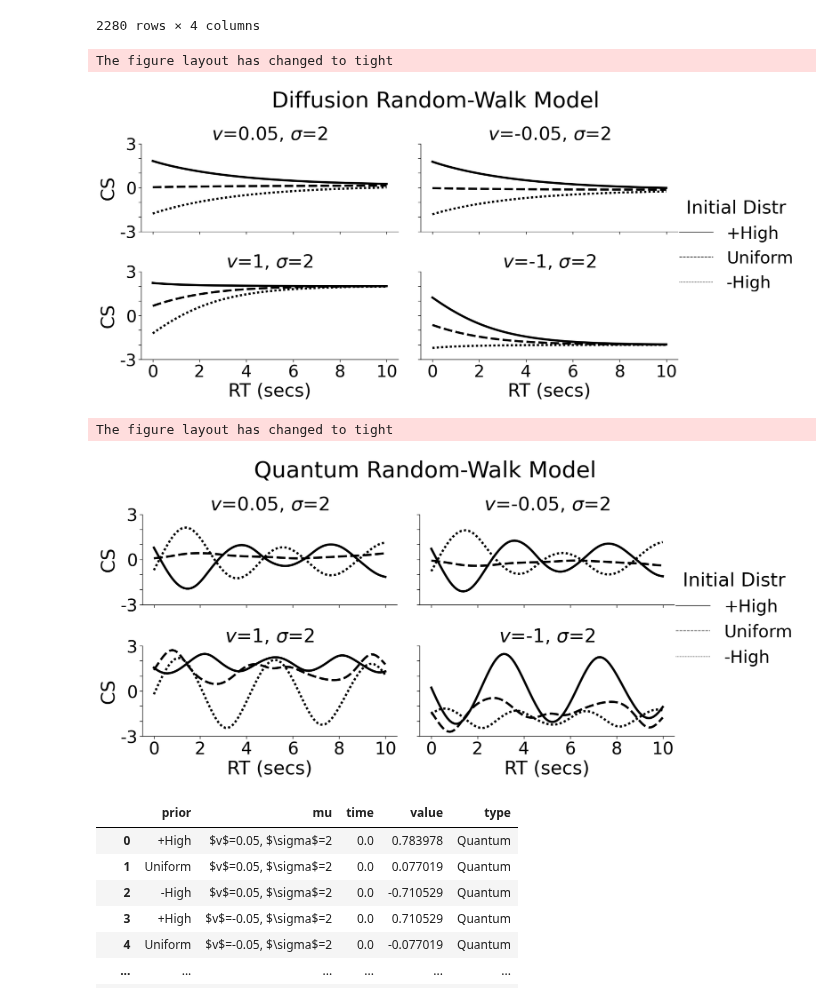
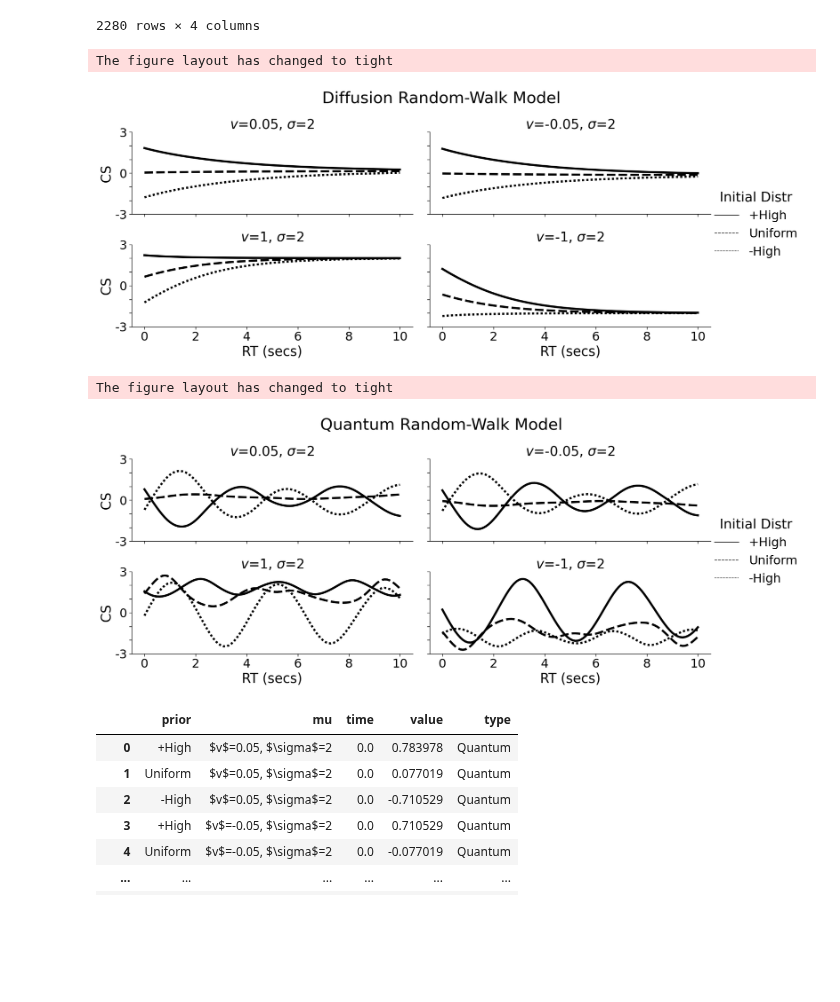
Before and after one commit to rkmalaiya/stochastic_cognitive_dynamics, a Jupyter notebook: poc/Diffusion_vs_Quantum.ipynb, the cells around one changed output. Cells and saved outputs as stored; diff of their text form; code cells hidden in the pictures; blank space fills up the shorter version.

```diff
--- a/poc/Diffusion_vs_Quantum.ipynb
+++ b/poc/Diffusion_vs_Quantum.ipynb
@@ -255,7 +255,7 @@ with sns.plotting_context(font_scale=2.5):
 The figure layout has changed to tight
 [figure]
 # %%
-df_plot = pd.concat([df_markov_plot.assign(type="Diffusion"), df_quantum_plot.assign(type="Quantum")])
+df_plot = pd.concat([df_markov_plot.assign(type="Diffusion Random-Walk Model"), df_quantum_plot.assign(type="Quantum Random-Walk Model")])
 df_plot
 # %% [output]
 |  | states | prior | time | value | type |
@@ -291,11 +291,11 @@ with sns.plotting_context(font_scale=1):
 The figure layout has changed to tight
 [figure]
 # %%
-with sns.plotting_context("paper",font_scale=3.5):
+with sns.plotting_context("paper",font_scale=2.6):
     f = sns.relplot(df_plot
                     .query("prior == 'Uniform' and time <= 20 ")
-                    ,alpha=0.8, col="type", sizes=(40,700),
-    x="time", y="states",size="value", color="Black", aspect=1.75)
+                    ,alpha=0.8, col="type", col_wrap=1, sizes=(80,800),
+    x="time", y="states",size="value", color="Black", aspect=3.6, height=4.3)
     f.set_titles("{col_name}")
     f.legend.set_title("Prob")
     f.set_xlabels("RT (secs)")
@@ -455,25 +455,25 @@ df_markov1_plot
 | 2279 | -High | $v$=-1, $\sigma$=2 | 18.9 | -2.008254 |
 2280 rows × 4 columns
 # %%
-with sns.plotting_context("paper",font_scale=3.5):
+with sns.plotting_context("paper",font_scale=2.6):
 
     f = sns.relplot(df_markov1_plot.query("time <= 10"), x="time", y="value",
-                    style="prior", col="mu", color="black", col_wrap = 2, aspect=2, height=4, kind="line",lw=4)
+                    style="prior", col="mu", color="black", col_wrap = 2, aspect=2.4, height=3.5, kind="line",lw=4)
     f.legend.set_title("Initial Distr")
     f.set_titles("{col_name}")
     f.set_xlabels("RT (secs)")
     f.set_ylabels("CS")
     f.set(yticks=[-3,-2,-1,0,1,2,3])
     f.set_yticklabels(["-3","","","0","","","3"])
     f.figure.suptitle("Diffusion Random-Walk Model", y = 1.05)
 # %% [output]
 The figure layout has changed to tight
-[figure, old version]
+[figure, new version]
 # %%
-with sns.plotting_context("paper",font_scale=3.5):
+with sns.plotting_context("paper",font_scale=2.6):
 
     f = sns.relplot(df_quantum1_plot.query("time <= 10"), x="time", y="value",
-                    style="prior", col="mu", color="black", col_wrap=2, aspect=2, height=4, kind="line",lw=4)
+                    style="prior", col="mu", color="black", col_wrap=2, aspect=2.4, height=3.5, kind="line",lw=4)
     f.legend.set_title("Initial Distr")
     f.set_titles("{col_name}")
     f.set_xlabels("RT (secs)")
@@ -483,7 +483,7 @@ with sns.plotting_context("paper",font_scale=3.5):
     f.figure.suptitle("Quantum Random-Walk Model", y = 1.05)
 # %% [output]
 The figure layout has changed to tight
-[figure, old version]
+[figure, new version]
 # %%
 df_plot1 = pd.concat([df_quantum1_plot.assign(type="Quantum"), df_markov1_plot.assign(type="Diffusion")])
 df_plot1
```
Also changed, not shown: parts of 2 cells of this notebook, 1 other file.
